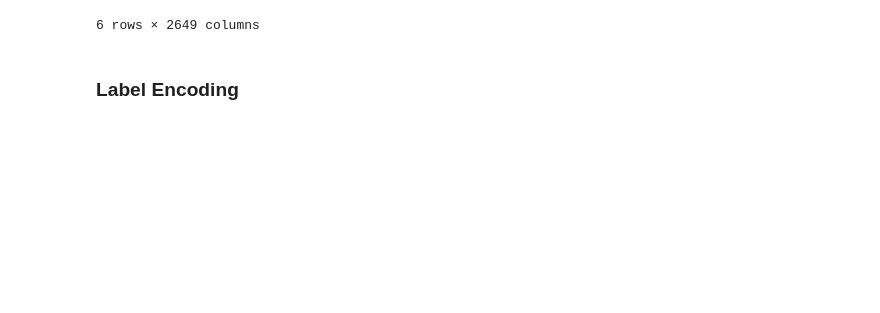
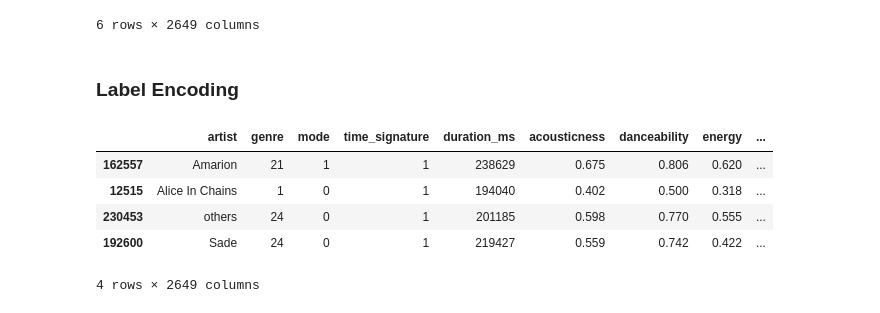
Before and after one commit to McOwino/Spotify_Analysis, a Jupyter notebook: Spottify_Analysis.ipynb, the cells around one changed output. Saved outputs shown, nothing was run; the diff lists cells and outputs as text; code cells hidden in the pictures; blank space fills up the shorter version.

```diff
--- a/Spottify_Analysis.ipynb
+++ b/Spottify_Analysis.ipynb
@@ -447,0 +448,9 @@ for col in data.select_dtypes(include='object'):
+# %%
+data3.sample(4)
+# %% [output]
+|  | artist | genre | mode | time_signature | duration_ms | acousticness | danceability | energy | ... |
+| 162557 | Amarion | 21 | 1 | 1 | 238629 | 0.675 | 0.806 | 0.620 | ... |
+| 12515 | Alice In Chains | 1 | 0 | 1 | 194040 | 0.402 | 0.500 | 0.318 | ... |
+| 230453 | others | 24 | 0 | 1 | 201185 | 0.598 | 0.770 | 0.555 | ... |
+| 192600 | Sade | 24 | 0 | 1 | 219427 | 0.559 | 0.742 | 0.422 | ... |
+4 rows × 2649 columns
```
Also changed, not shown: parts of 25 cells of this notebook.
